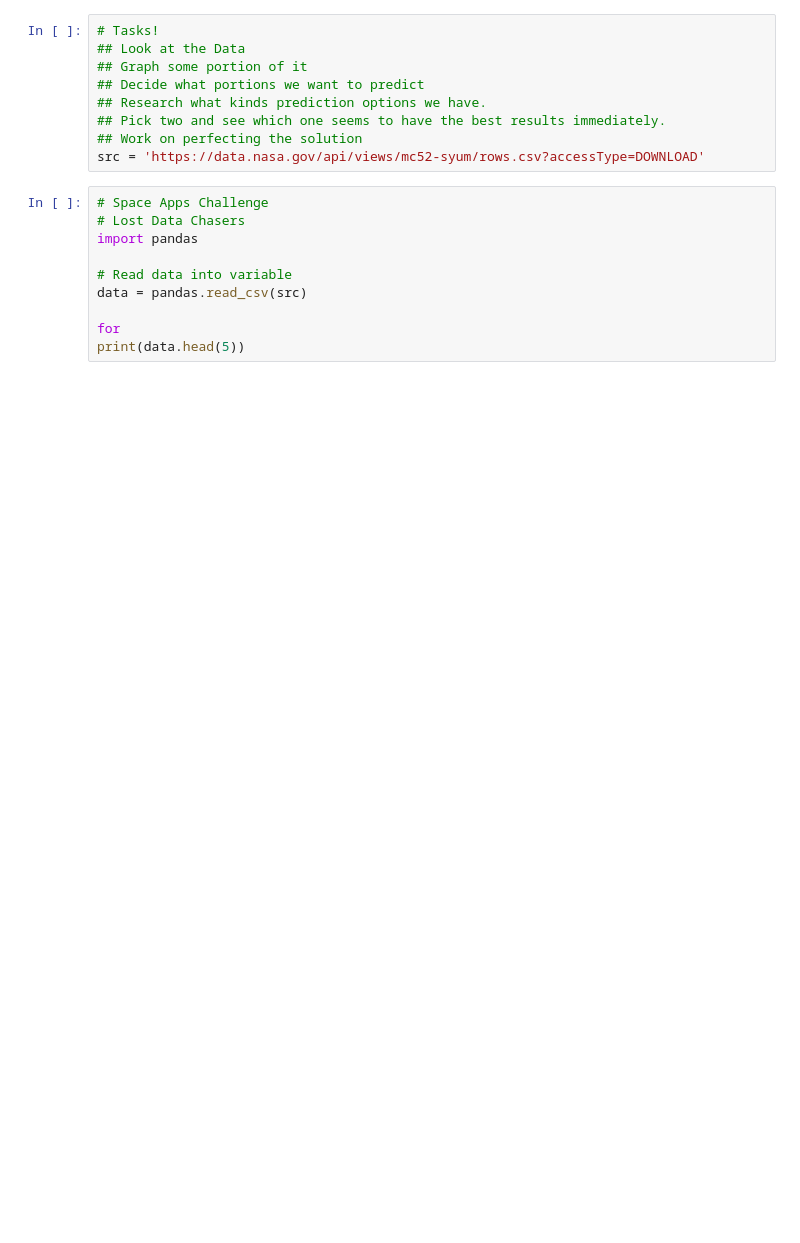
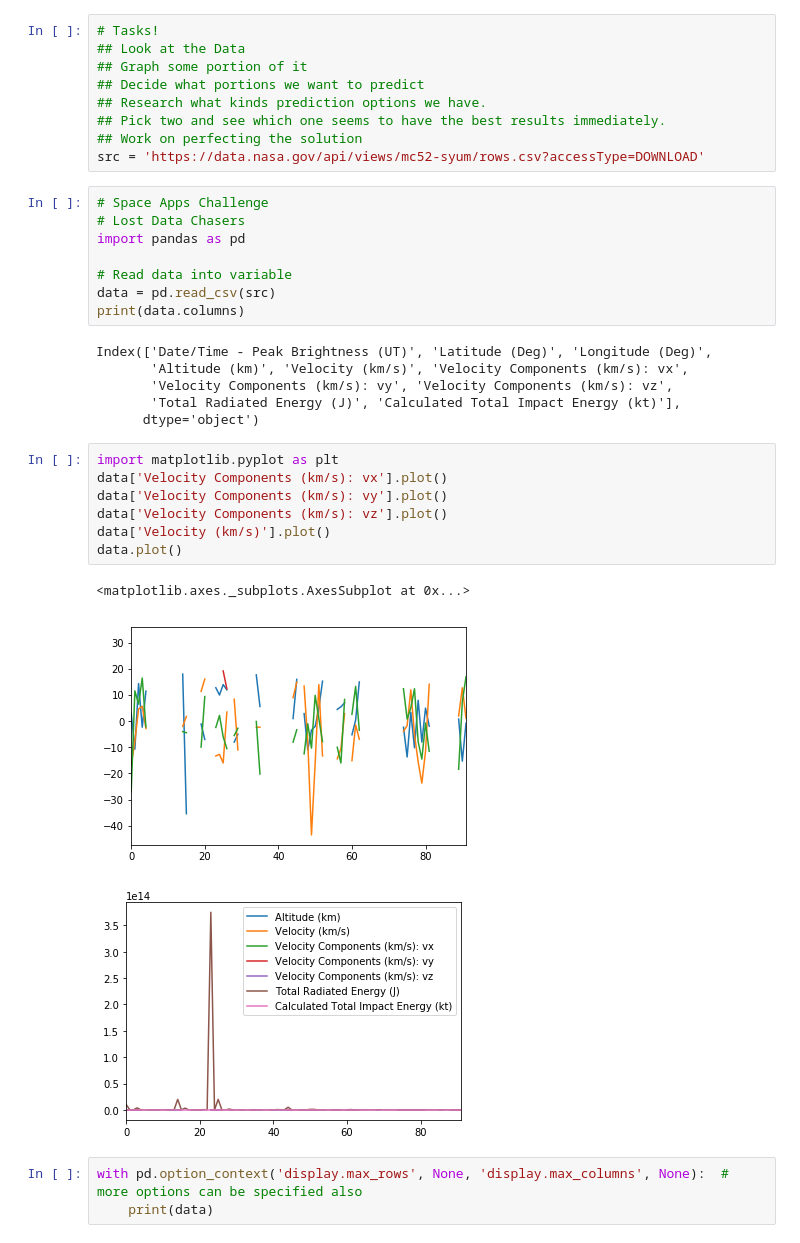
Before and after one commit to DarthGecko/SpaceAppsTrill, a Jupyter notebook: TrillApp.ipynb, the cells around one changed output. Drawn from its saved outputs; the diff is of its cells as text; blank space fills up the shorter version.

```diff
--- a/TrillApp.ipynb
+++ b/TrillApp.ipynb
@@ -12,10 +12,28 @@ src = 'https://data.nasa.gov/api/views/mc52-syum/rows.csv?accessType=DOWNLOAD'
 # %%
 # Space Apps Challenge
 # Lost Data Chasers
-import pandas
+import pandas as pd
 
 # Read data into variable
-data = pandas.read_csv(src)
-
-for
-print(data.head(5))
+data = pd.read_csv(src)
+print(data.columns)
+# %% [output]
+Index(['Date/Time - Peak Brightness (UT)', 'Latitude (Deg)', 'Longitude (Deg)',
+       'Altitude (km)', 'Velocity (km/s)', 'Velocity Components (km/s): vx',
+       'Velocity Components (km/s): vy', 'Velocity Components (km/s): vz',
+       'Total Radiated Energy (J)', 'Calculated Total Impact Energy (kt)'],
+      dtype='object')
+# %%
+import matplotlib.pyplot as plt
+data['Velocity Components (km/s): vx'].plot()
+data['Velocity Components (km/s): vy'].plot()
+data['Velocity Components (km/s): vz'].plot()
+data['Velocity (km/s)'].plot()
+data.plot()
+# %% [output]
+<matplotlib.axes._subplots.AxesSubplot at 0x...>
+[figure, added]
+[figure, added]
+# %%
+with pd.option_context('display.max_rows', None, 'display.max_columns', None):  # more options can be specified also
+    print(data)
```
Also changed, not shown: parts of 1 cell of this notebook.
